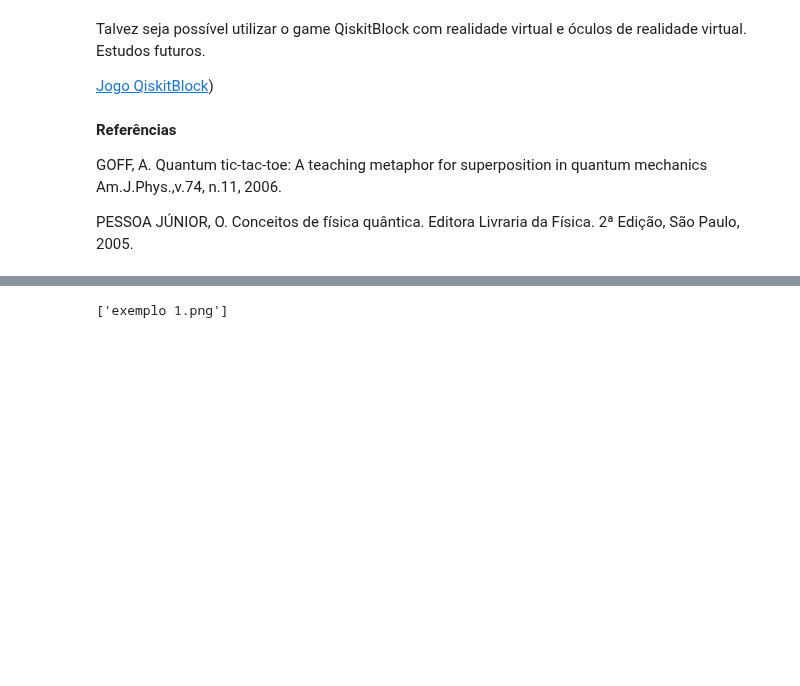
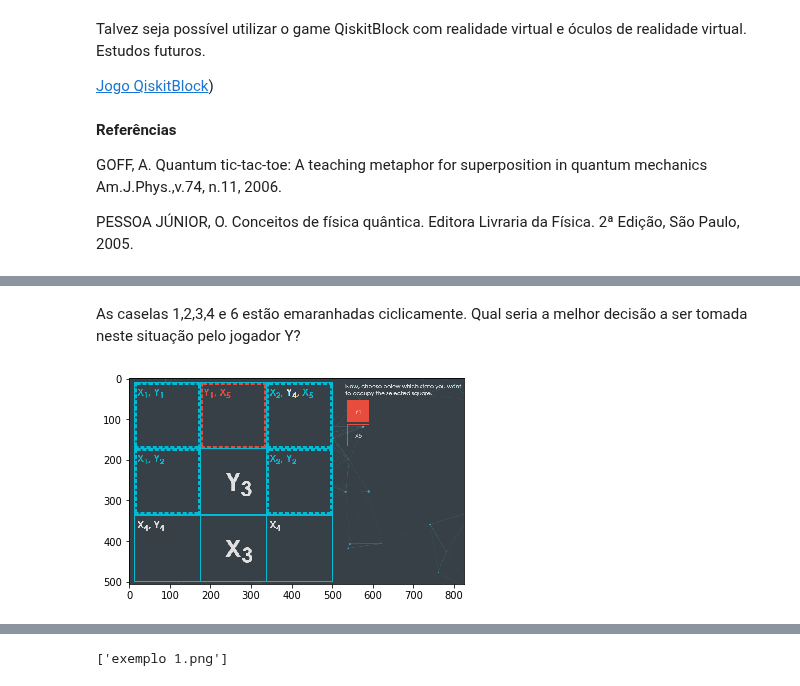
Before and after one commit to adjs/comp-quantica, a Jupyter notebook: Quantica.ipynb, the cells around one changed output, grey strips where cells are left out. Saved outputs shown, nothing was run; the diff lists cells and outputs as text; code cells hidden in the pictures; blank space fills up the shorter version.

```diff
--- a/Quantica.ipynb
+++ b/Quantica.ipynb
@@ -171,0 +192,6 @@ PESSOA JÚNIOR, O. Conceitos de física quântica. Editora Livraria da Física.
+# %% [markdown]
+As caselas 1,2,3,4 e 6 estão emaranhadas ciclicamente. Qual seria a melhor decisão a ser tomada neste situação pelo jogador Y?
+# %%
+imgplot = plt.imshow(img8)
+# %% [output]
+[figure, added]
```
Also changed, not shown: parts of 29 cells of this notebook.
